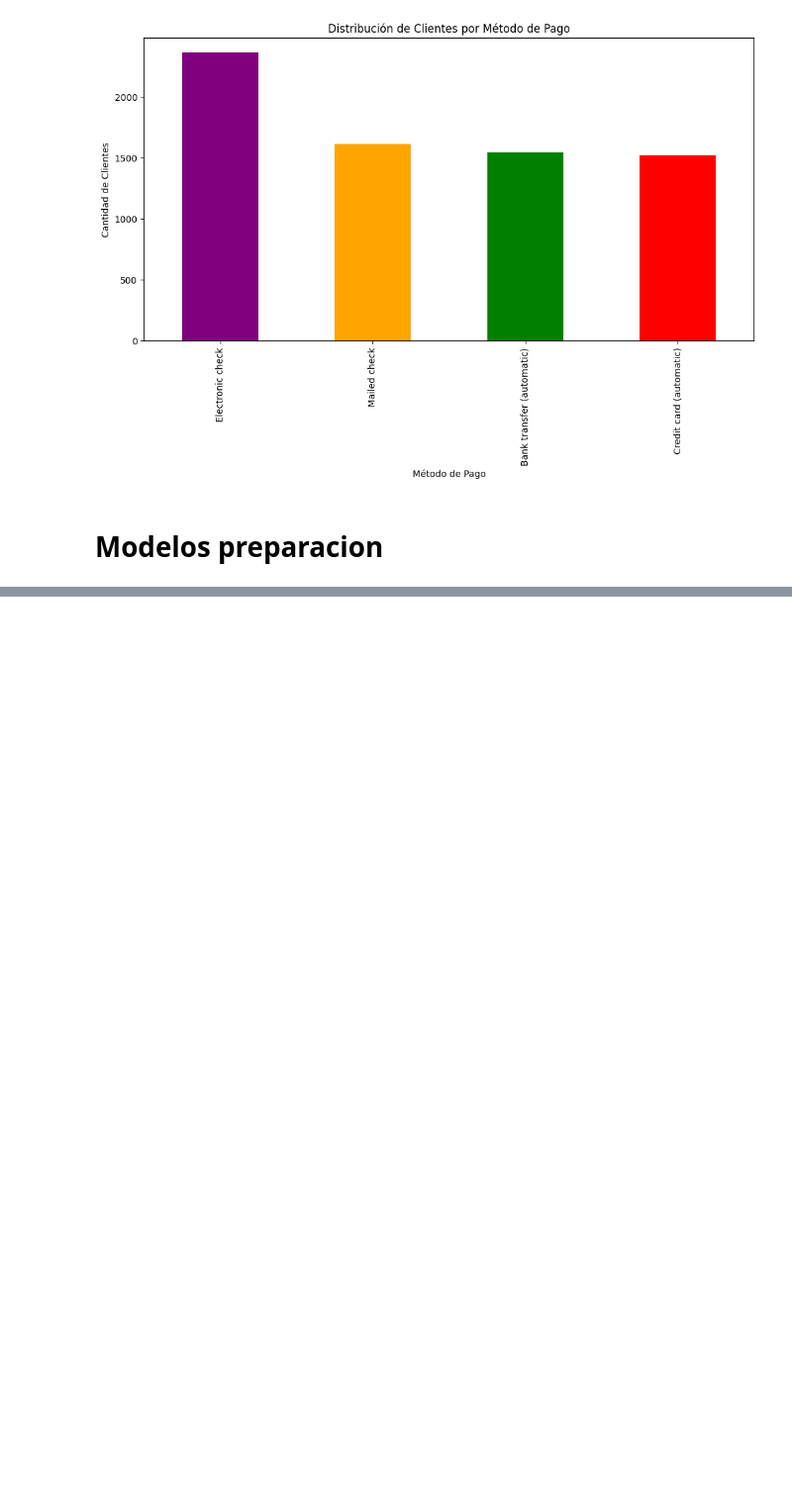
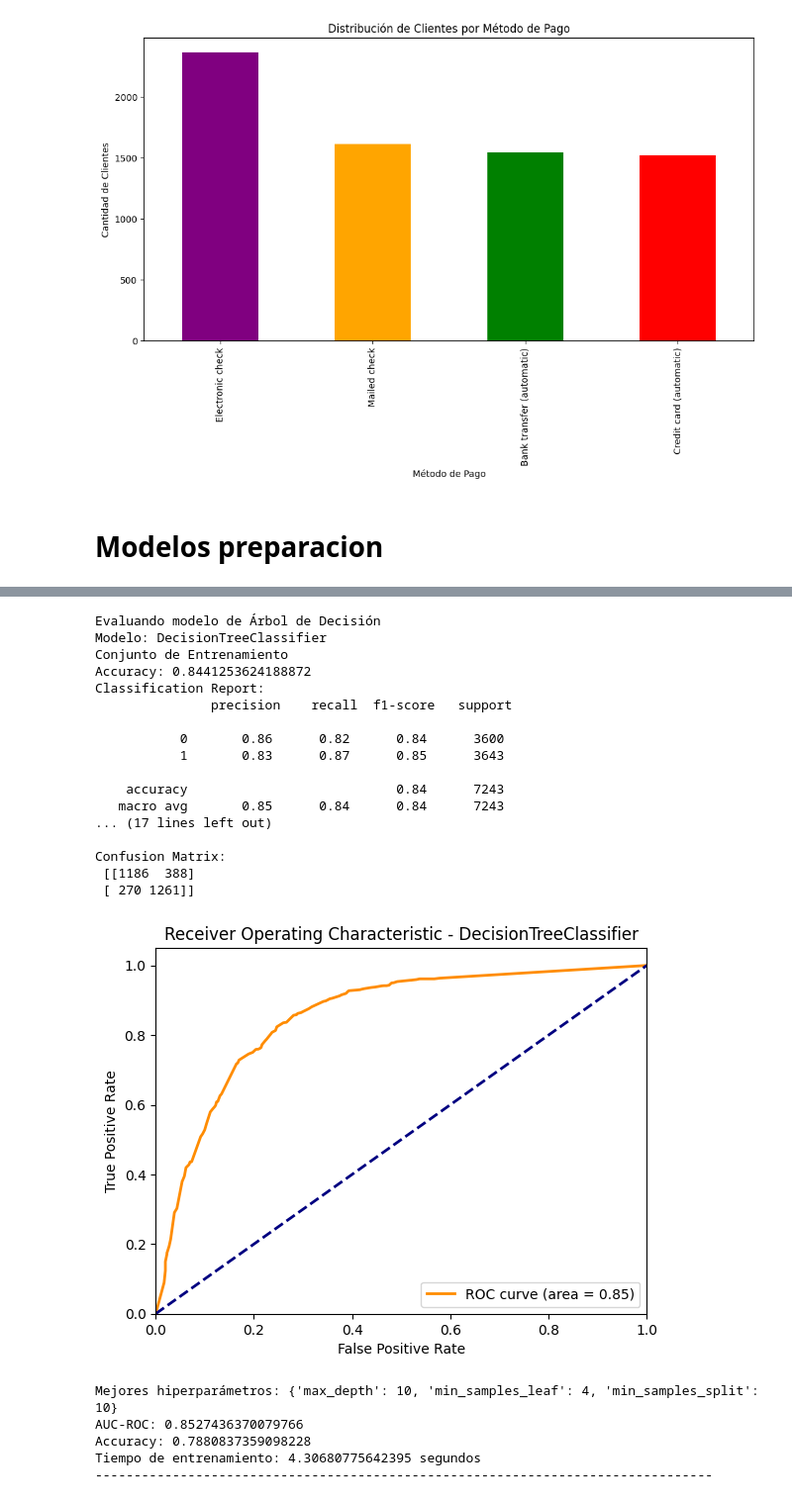
Before and after one commit to ErayFaSol/Proyecto-FINAL-DS15, a Jupyter notebook: proyecto_final.ipynb, the cells around one changed output, grey strips where cells are left out. Shown at 99% size. Saved outputs shown, nothing was run; the diff lists cells and outputs as text; code cells hidden in the pictures; blank space fills up the shorter version.

```diff
--- a/proyecto_final.ipynb
+++ b/proyecto_final.ipynb
@@ -633,0 +614,33 @@ Confusion Matrix:
+# %%
+# Evaluar modelo de Árbol de Decisión
+print("Evaluando modelo de Árbol de Decisión")
+mejores_parametros_tree, auc_roc_tree, accuracy_tree, tiempo_tree = evaluar_y_medicion_tiempo(grid_tree, X_train, y_train, X_test, y_test)
+print(f"Mejores hiperparámetros: {mejores_parametros_tree}")
+print(f"AUC-ROC: {auc_roc_tree}")
+print(f"Accuracy: {accuracy_tree}")
+print(f"Tiempo de entrenamiento: {tiempo_tree} segundos")
+print("-" * 80)
+# %% [output]
+Evaluando modelo de Árbol de Decisión
+Modelo: DecisionTreeClassifier
+Conjunto de Entrenamiento
+Accuracy: 0.8441253624188872
+Classification Report:
+               precision    recall  f1-score   support
+
+           0       0.86      0.82      0.84      3600
+           1       0.83      0.87      0.85      3643
+
+    accuracy                           0.84      7243
+   macro avg       0.85      0.84      0.84      7243
+... (17 lines left out)
+
+Confusion Matrix:
+ [[1186  388]
+ [ 270 1261]]
+[figure, added]
+Mejores hiperparámetros: {'max_depth': 10, 'min_samples_leaf': 4, 'min_samples_split': 10}
+AUC-ROC: 0.8527436370079766
+Accuracy: 0.7880837359098228
+Tiempo de entrenamiento: 4.30680775642395 segundos
+--------------------------------------------------------------------------------
```
Also changed, not shown: parts of 15 cells of this notebook.
